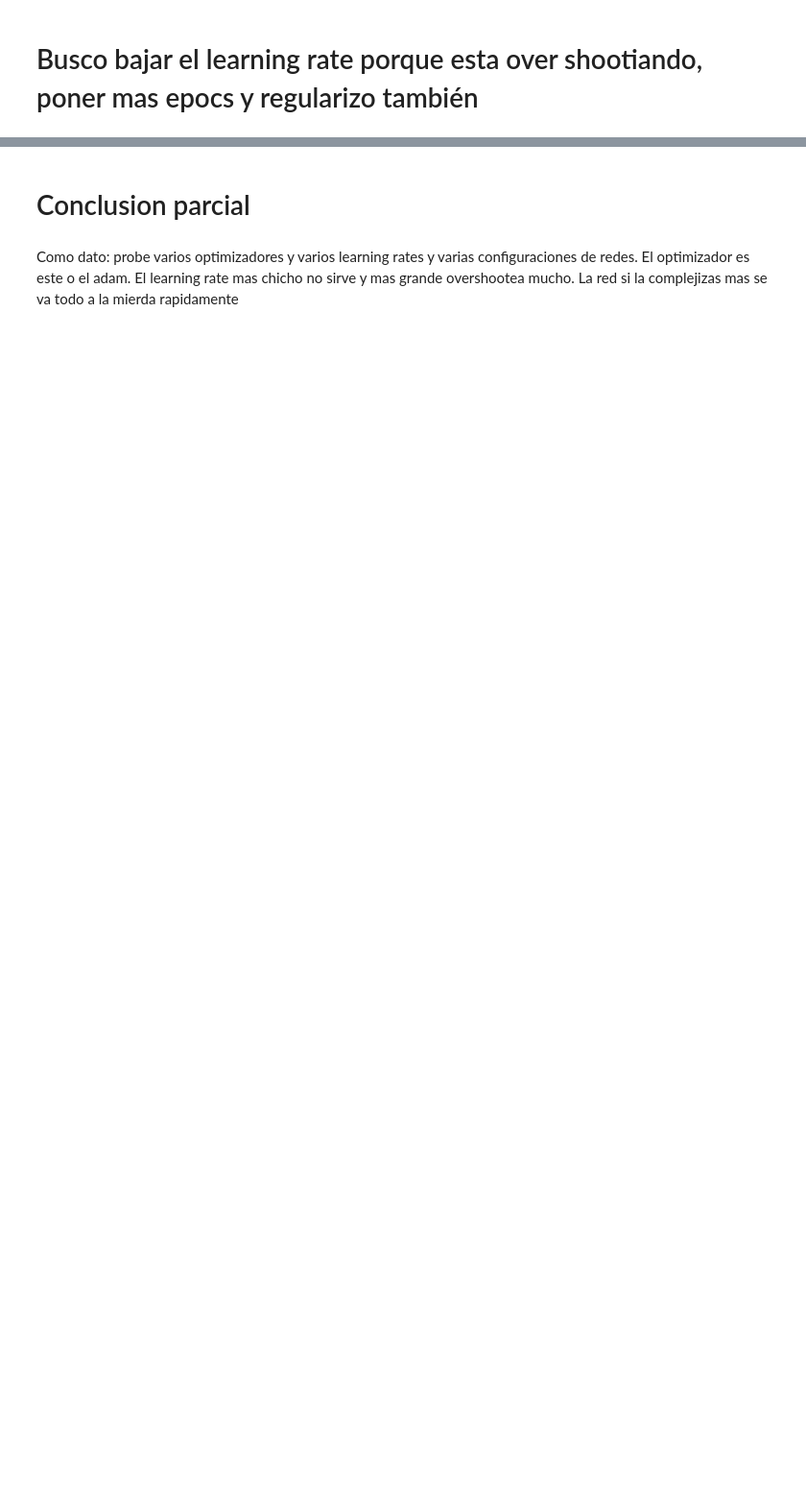
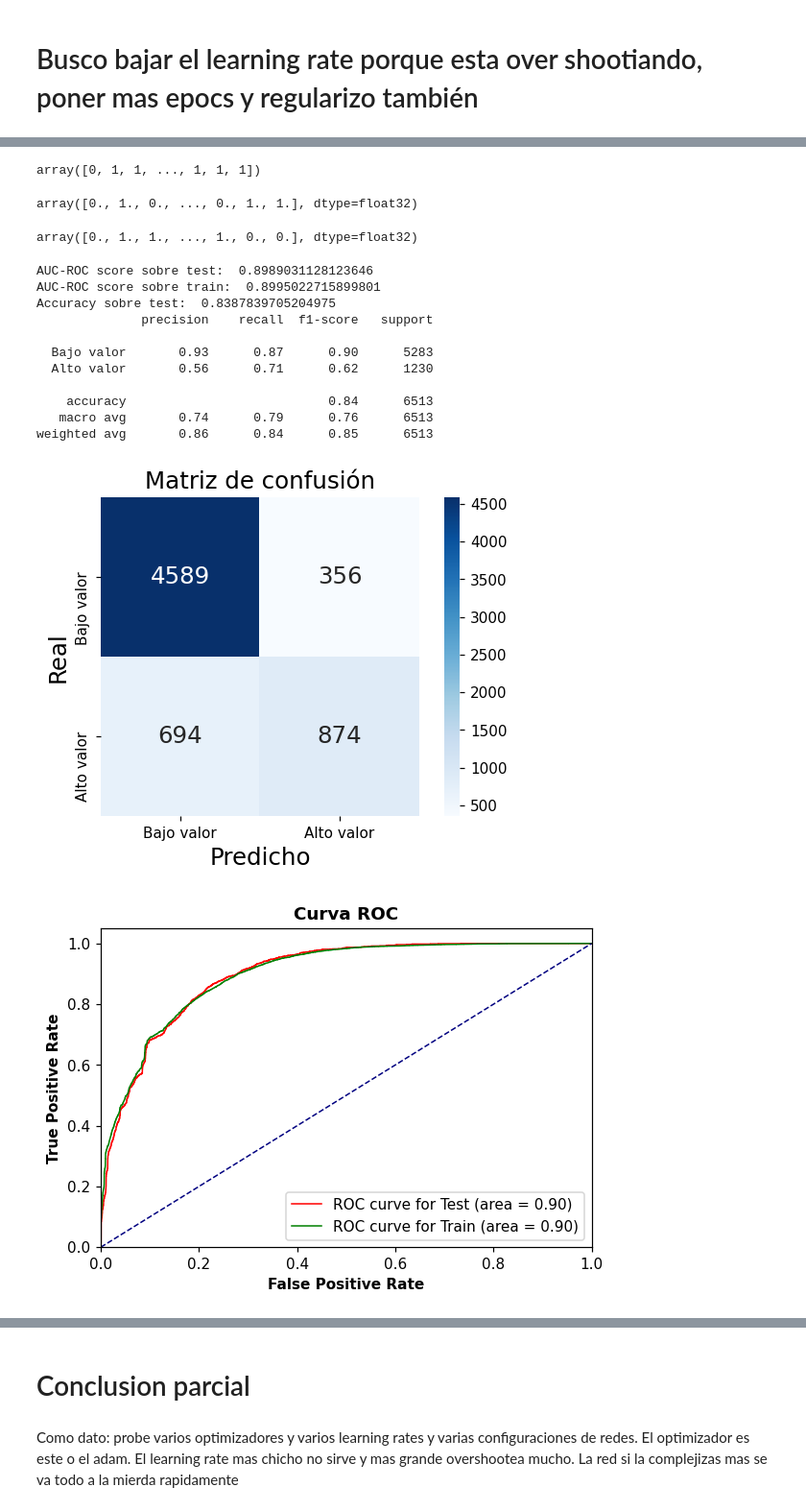
Before and after one commit to fjpacheco/machine-learning, a Jupyter notebook: parte_2/#3 - Red neuronal.ipynb, the cells around one changed output, grey strips where cells are left out. Shown at 96% size. Cells and saved outputs as stored; diff of their text form; code cells hidden in the pictures; blank space fills up the shorter version.

```diff
--- a/parte_2/#3 - Red neuronal.ipynb
+++ b/parte_2/#3 - Red neuronal.ipynb
@@ -131,6 +134,6 @@ Trainable params: 838
 Non-trainable params: 0
 _________________________________________________________________
 # %%
-history = model.fit(X_train.values, y_train,epochs=100,verbose=1,validation_data=(X_test.values, y_test))
+history = model.fit(X_train.values, y_train,verbose = 1,epochs = 100,validation_data=(X_test.values, y_test))
 # %% [output]
 Epoch 1/100
@@ -160,0 +176,4 @@ plt.legend()
+# %%
+y_test =  y_test[:,1]
+# %%
+y_train = y_train[:,1]
@@ -161,2 +182,36 @@ plt.legend()
+# %%
+y_pred = np.argmax(model.predict(X_test), axis=-1)
+y_pred
+# %% [output]
+array([0, 1, 1, ..., 1, 1, 1])
+# %%
+y_test
+# %% [output]
+array([0., 1., 0., ..., 0., 1., 1.], dtype=float32)
+# %%
+y_train
+# %% [output]
+array([0., 1., 1., ..., 1., 0., 0.], dtype=float32)
+# %%
+print("AUC-ROC score sobre test: ", "%0.16f"  % roc_auc_score(y_test, model.predict(X_test)[:,1]))
+print("AUC-ROC score sobre train: ", "%0.16f"  % roc_auc_score(y_train, model.predict(X_train)[:,1]))
+print("Accuracy sobre test: ", "%0.16f"  % accuracy_score(y_pred, y_test))
+print(classification_report(y_pred, y_test, target_names=["Bajo valor", "Alto valor"]))
+graficar_matriz_confusion(y_test, y_pred)
+plot_roc_curves(model, X_test, y_test, X_train, y_train)
+# %% [output]
+AUC-ROC score sobre test:  0.8989031128123646
+AUC-ROC score sobre train:  0.8995022715899801
+Accuracy sobre test:  0.8387839705204975
+              precision    recall  f1-score   support
+
+  Bajo valor       0.93      0.87      0.90      5283
+  Alto valor       0.56      0.71      0.62      1230
+
+    accuracy                           0.84      6513
+   macro avg       0.74      0.79      0.76      6513
+weighted avg       0.86      0.84      0.85      6513
+[figure, added]
+[figure, added]
 # %%
 prediccion = model.predict(X_train)
```
Also changed, not shown: parts of 11 cells of this notebook.
